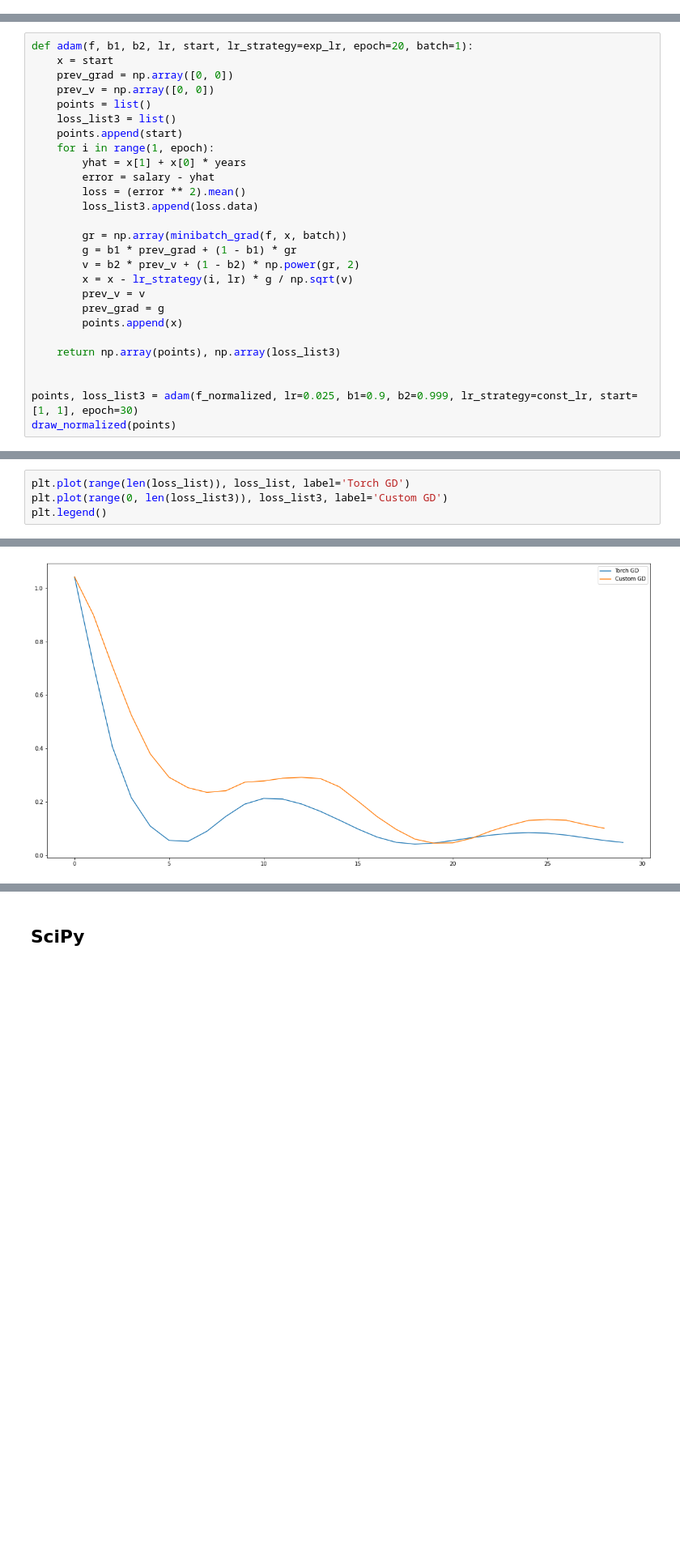
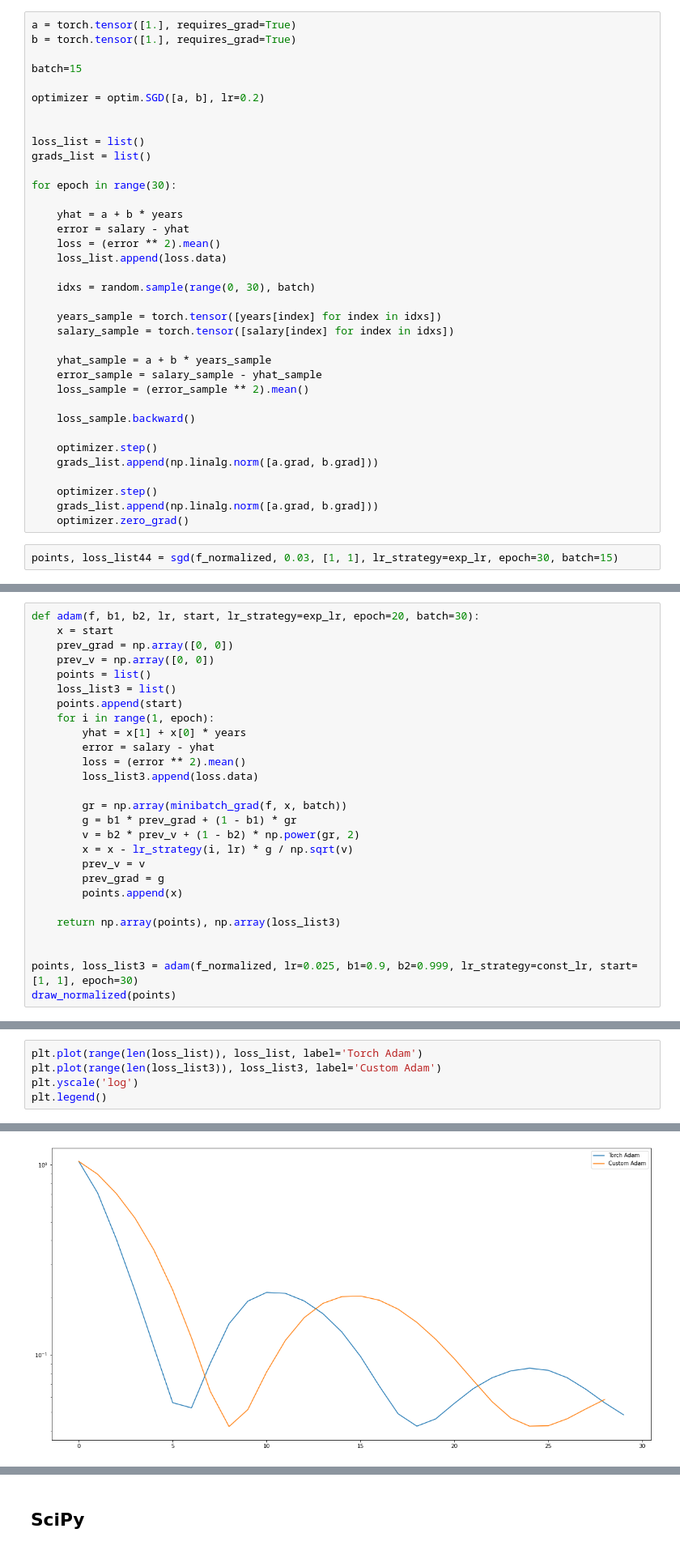
Before and after one commit to dzahbarov/opt-methods, a Jupyter notebook: lab4/lab4.ipynb, the cells around one changed output, grey strips where cells are left out. Shown at 81% size. Drawn from its saved outputs; the diff is of its cells as text; blank space fills up the shorter version.

```diff
--- a/lab4/lab4.ipynb
+++ b/lab4/lab4.ipynb
@@ -190,0 +210,38 @@ plt.legend()
+# %%
+a = torch.tensor([1.], requires_grad=True)
+b = torch.tensor([1.], requires_grad=True)
+
+batch=15
+
+optimizer = optim.SGD([a, b], lr=0.2)
+
+
+loss_list = list()
+grads_list = list()
+
+for epoch in range(30):
+
+    yhat = a + b * years
+    error = salary - yhat
+    loss = (error ** 2).mean()
+    loss_list.append(loss.data)
+
+    idxs = random.sample(range(0, 30), batch)
+
+    years_sample = torch.tensor([years[index] for index in idxs])
+    salary_sample = torch.tensor([salary[index] for index in idxs])
+
+    yhat_sample = a + b * years_sample
+    error_sample = salary_sample - yhat_sample
+    loss_sample = (error_sample ** 2).mean()
+
+    loss_sample.backward()
+
+    optimizer.step()
+    grads_list.append(np.linalg.norm([a.grad, b.grad]))
+
+    optimizer.step()
+    grads_list.append(np.linalg.norm([a.grad, b.grad]))
+    optimizer.zero_grad()
+# %%
+points, loss_list44 = sgd(f_normalized, 0.03, [1, 1], lr_strategy=exp_lr, epoch=30, batch=15)
@@ -213,5 +296,5 @@ tensor([0.0420], requires_grad=True) tensor([0.9506], requires_grad=True)
 # %%
-def adam(f, b1, b2, lr, start, lr_strategy=exp_lr, epoch=20, batch=1):
+def adam(f, b1, b2, lr, start, lr_strategy=exp_lr, epoch=20, batch=30):
     x = start
     prev_grad = np.array([0, 0])
     prev_v = np.array([0, 0])
@@ -242,7 +325,8 @@ draw_normalized(points)
 # %%
-plt.plot(range(len(loss_list)), loss_list, label='Torch GD')
-plt.plot(range(0, len(loss_list3)), loss_list3, label='Custom GD')
+plt.plot(range(len(loss_list)), loss_list, label='Torch Adam')
+plt.plot(range(len(loss_list3)), loss_list3, label='Custom Adam')
+plt.yscale('log')
 plt.legend()
 # %% [output]
 <matplotlib.legend.Legend at 0x...>
-[figure, old version]
+[figure, new version]
```
Also changed, not shown: parts of 52 cells of this notebook.
